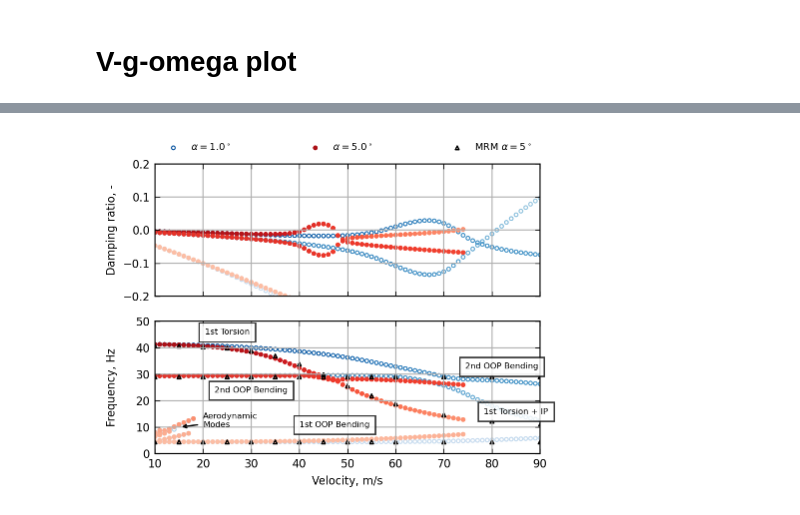
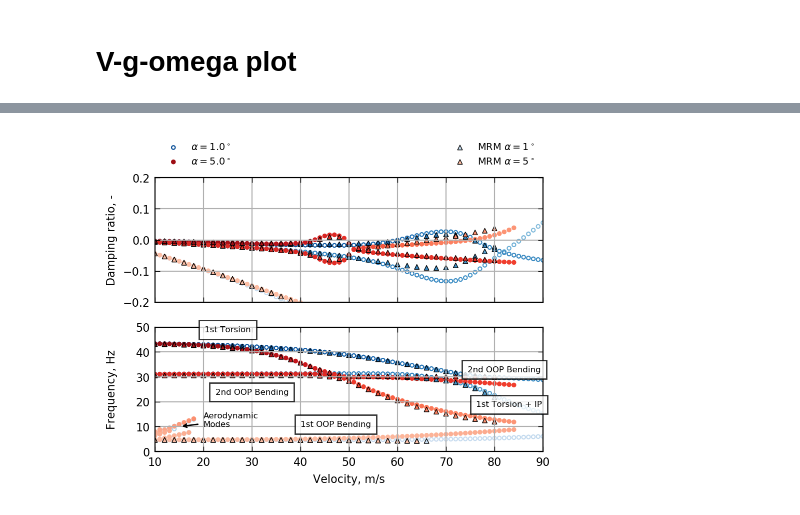
Before and after one commit to ngoiz/pazy-sharpy, a Jupyter notebook: 05_DeformedFlutter/05_DeformedFlutter.ipynb, the cells around one changed output, grey strips where cells are left out. Drawn from its saved outputs; the diff is of its cells as text; code cells hidden in the pictures.

Commit message:
Update MRM source data and generate plots

```diff
--- a/05_DeformedFlutter/05_DeformedFlutter.ipynb
+++ b/05_DeformedFlutter/05_DeformedFlutter.ipynb
@@ -35,10 +43,10 @@ for case in sharpy_results.values():
 # %%
 mrm_results = {}
 mrm_results['umbeam_wo_skin'] = {'path': path_to_results + '/mrm_umbeam_wo_skin',
-                                 'alpha': np.array([0, 5, 7]),
+                                 'alpha': np.array([0, 1, 5, 7]),
                                  'skin': False}
 mrm_results['umbeam_w_skin'] = {'path': path_to_results + '/mrm_umbeam_w_skin',
-                                 'alpha': np.array([0, 5, 7]),
+                                 'alpha': np.array([0, 1, 5, 7]),
                                  'skin': True}
 mrm_results['nastran'] = {'path': path_to_results + '/mrm_nastran',
                                  'alpha': np.array([0, 5, 7]),
@@ -50,15 +58,23 @@ mrm_results['nastran_te'] = {'path': path_to_results + '/mrm_nastran_te1',
 for case in mrm_results.values():
     case['vgf'] = []
     case['nonmatched_flutter_deflection'] = []
+    case['v_eigs'] = []
     for aoa in case['alpha']:
         try:
-            case['vgf'].append(np.loadtxt(case['path'] + '/velocity_frequency_alpha{:04g}.txt'.format(aoa * 100)))
             case['nonmatched_flutter_deflection'].append(np.loadtxt(case['path'] + '/nonmatched_flutter_speeds_alpha{:04g}.txt'.format(aoa * 100)))
+            case['flutter_deflection'] = [np.loadtxt(case['path'] + '/flutter_speeds_alpha{:04g}.txt'.format(aoa * 100)) for aoa in case['alpha']]
+        except OSError:
+            case['nonmatched_flutter_deflection'].append(0)
+        try:
+            case['vgf'].append(np.loadtxt(case['path'] + '/velocity_damping_frequency_alpha{:04g}.txt'.format(aoa * 100)))
         except OSError:
             case['vgf'].append(0)
-            case['nonmatched_flutter_deflection'].append(0)
+        try:
+            case['v_eigs'].append(np.loadtxt(case['path'] + '/velocity_eigenvalues_alpha{:04g}.txt'.format(aoa * 100)))
+        except OSError:
+            case['v_eigs'].append(0)
+
 #     case['deflection'] = [np.loadtxt(case['path'] + '/velocity_wingtip_deflection_g_alpha{:04g}.txt'.format(aoa * 100)) for aoa in case['alpha']]
-    case['flutter_deflection'] = [np.loadtxt(case['path'] + '/flutter_speeds_alpha{:04g}.txt'.format(aoa * 100)) for aoa in case['alpha']]
 #     try:
 #         case['nonmatched_flutter_deflection'] = [np.loadtxt(case['path'] + '/nonmatched_flutter_speeds_alpha{:04g}.txt'.format(aoa * 100)) for aoa in case['alpha']]
 #     except OSError:
@@ -66,6 +86,6 @@ for case in mrm_results.values():
 # %%
 # load 0 aoa case
-path_to_zero_aoa = '/home/ng213/pazy_code/pazy-aepw3-results/05_StraightWingFlutter/'
+path_to_zero_aoa = '/home/ng213/2TB/pazy_code/pazy-aepw3-results/05_StraightWingFlutter/'
 results = {}
 
 results['sharpy_wo_skin'] = {'path': path_to_zero_aoa + '/skin_off/',
@@ -689,5 +1261,6 @@ plt.tight_layout()
 # %%
-case = sharpy_results['wo_skin']
+# This plot is with the old formatting (smaller icon size)
+case = sharpy_results['w_skin']
 
 w = 12 / 2.54
 h = w * 0.8
@@ -716,63 +1289,72 @@ for ith, aoa in enumerate(case['alpha']):
     ax[1].scatter(case['vgf'][ith][conditions, 0], case['vgf'][ith][conditions, 2], color=cmap2(nrm2(case['vgf'][ith][conditions, 2])), s=6)
 
 # MRM RESULTS
-mrmcase = mrm_results['umbeam_wo_skin']
+mrmcase = mrm_results['umbeam_w_skin']
+aoa_list = [1, 5]
 for ith, aoa in enumerate(mrmcase['alpha']):
-    if aoa != 5:
+    if aoa not in aoa_list:
         continue
-    conditions = mrmcase['vgf'][ith][:, 1] < 45
-    ax[1].scatter(mrmcase['vgf'][ith][conditions, 0], mrmcase['vgf'][ith][conditions, 1], color='k', facecolor='none', s=7, marker='^')
+    if aoa == 1:
+        cmapi = cmap
+    else:
+        cmapi = cmap2
+    conditions = mrmcase['vgf'][ith][:, 2] < 50
+    ax[1].scatter(mrmcase['vgf'][ith][conditions, 0], mrmcase['vgf'][ith][conditions, 2], edgecolor='k', facecolor=cmapi(nrm2(mrmcase['vgf'][ith][conditions, 2])),
+                  s=12, marker='^',
+                  lw=0.5,
+                  label=r'MRM $\alpha={:g}^\circ$'.format(aoa))
 
-    # this one is just for the legend
-    ax[0].scatter(mrmcase['vgf'][ith][conditions, 0], mrmcase['vgf'][ith][conditions, 1], color='k', facecolor='none', s=7, marker='^', label=r'MRM $\alpha=5^\circ$')
-ax[0].legend(frameon=False, bbox_to_anchor=(0,1.02,1,0.2), loc="lower left", ncol=3, mode='expand', fontsize=7)
+    ax[0].scatter(mrmcase['vgf'][ith][conditions, 0], mrmcase['vgf'][ith][conditions, 1], edgecolor='k', facecolor=cmapi(nrm2(mrmcase['vgf'][ith][conditions, 2])),
+                  s=12, marker='^',
+                  lw=0.5,
+                  label=r'MRM $\alpha={:g}^\circ$'.format(aoa))
+
+
+ax[0].legend(frameon=False, bbox_to_anchor=(0,1.02,1,0.2), loc="lower left", ncol=2, mode='expand', fontsize=7)
 
 # mode description
 ax[1].text(40, 10, '1st OOP Bending', bbox={'facecolor': 'white', 'alpha': 0.8}, fontsize=6)
 ax[1].text(30, 23, '2nd OOP Bending', bbox={'facecolor': 'white', 'alpha': 0.8}, fontsize=6, horizontalalignment='center')
-ax[1].text(25, 45, '1st Torsion', bbox={'facecolor': 'white', 'alpha': 0.8}, fontsize=6, horizontalalignment='center')
+ax[1].text(25, 48, '1st Torsion', bbox={'facecolor': 'white', 'alpha': 0.8}, fontsize=6, horizontalalignment='center')
 
 ax[1].text(82, 32, '2nd OOP Bending', bbox={'facecolor': 'white', 'alpha': 0.8}, fontsize=6, horizontalalignment='center')
-ax[1].text(85, 15, '1st Torsion + IP', bbox={'facecolor': 'white', 'alpha': 0.8}, fontsize=6, horizontalalignment='center')
+ax[1].text(83, 18, '1st Torsion + IP', bbox={'facecolor': 'white', 'alpha': 0.8}, fontsize=6, horizontalalignment='center')
 ax[1].annotate('Aerodynamic\nModes', xy=(15, 10), xytext=(20, 10),
             arrowprops=dict(arrowstyle='->'), fontsize=6,
             )
-
 
 for a in ax:
     for tick in a.get_xticklabels():
         tick.set_fontname('Helvetica')
 #     tick.set_fontname('Times New Roman')
         tick.set_fontsize(8)
 
 for a in ax:
     for tick in a.get_yticklabels():
         tick.set_fontname('Helvetica')
 #     tick.set_fontname('Times New Roman')
         tick.set_fontsize(8)
 
 
 ax[0].set_ylim(-0.2, 0.2)
 ax[0].grid()
 ax[1].set_ylim(0, 50)
+ax[1].set_yticks(np.linspace(0, 50, 6))
 ax[1].set_xlim(10, 90)
 ax[1].grid()
 ax[1].set_xlabel('Velocity, m/s', fontsize=8)
 ax[1].set_ylabel('Frequency, Hz', fontsize=8)
 ax[0].set_ylabel('Damping ratio, -', fontsize=8)
 # ax[0].set_title('Skin off')
-ax[1].set_yticks(np.linspace(0, 50, 6))
-
-
 
 
 for a in ax:
     a.xaxis.set_tick_params(which='major', direction='in', top='on', width=0.5)
     a.xaxis.set_tick_params(which='minor', direction='in', top='on', width=0.5)
     a.yaxis.set_tick_params(which='major', direction='in', right='on', width=0.5)
     a.yaxis.set_tick_params(which='minor', direction='in', right='on', width=0.5)
 fig.align_ylabels(ax)
 plt.tight_layout()
-# plt.savefig(output_figures_folder + '/05_DeformedVg_wo_skin.pdf');
+plt.savefig(output_figures_folder + '05_DeformedVg_w_skin.pdf');
 # %% [output]
-[figure, old version]
+[figure, new version]
```
Also changed, not shown: parts of 22 cells of this notebook, 44 other files.
